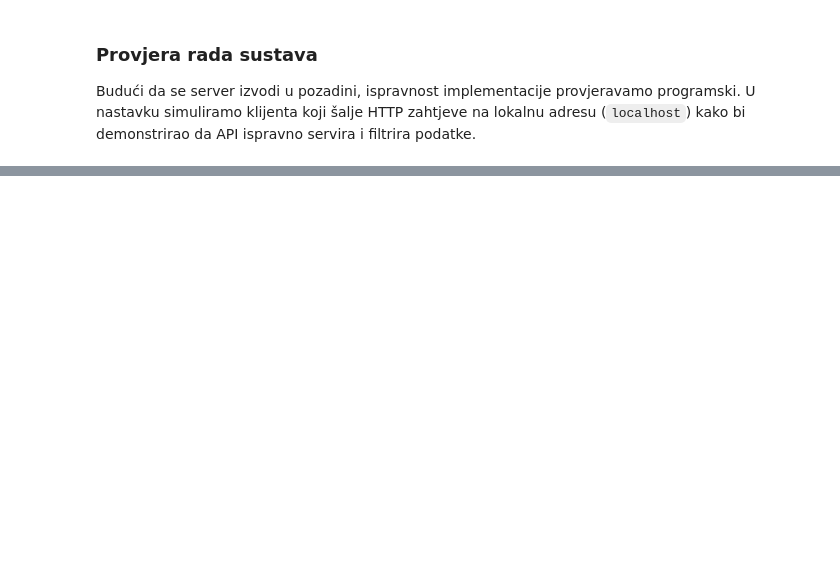
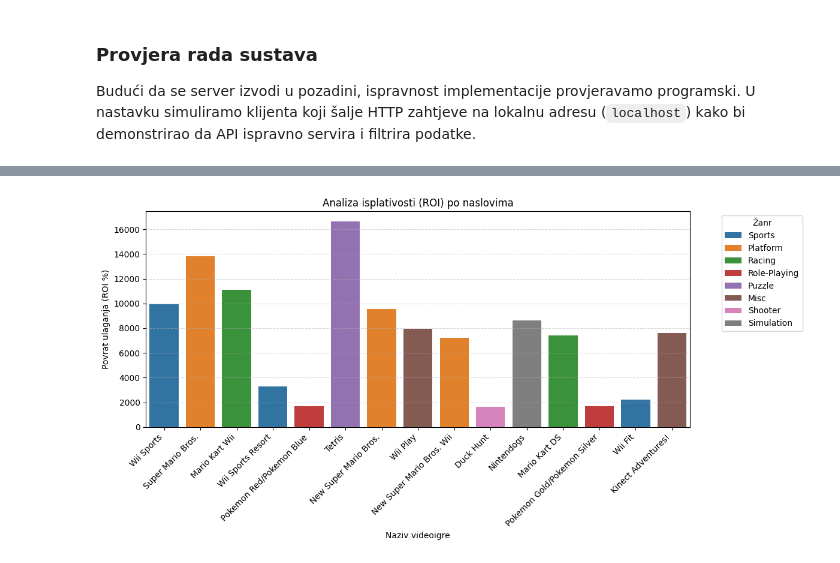
Before and after one commit to eturcec23/Analiza_uspjesnosti_videoigara, a Jupyter notebook: Analiza_uspješnosti_videoigara_Ela_Turčec.ipynb, the cells around one changed output, grey strips where cells are left out. Drawn from its saved outputs; the diff is of its cells as text; code cells hidden in the pictures; blank space fills up the shorter version.

Commit message:
Završna vizualizacija

```diff
--- a/Analiza_uspješnosti_videoigara_Ela_Turčec.ipynb
+++ b/Analiza_uspješnosti_videoigara_Ela_Turčec.ipynb
@@ -299,0 +311,21 @@ Tražim 'Sports' igre preko API-ja...
+# %%
+# VIZUALIZACIJA
+plt.figure(figsize=(12, 6))
+sns.barplot(
+    data=df_final,
+    x='Naslov',
+    y='ROI_Postotak',
+    hue='Zanr',
+    dodge=False
+)
+
+plt.xticks(rotation=45, ha='right')
+plt.title("Analiza isplativosti (ROI) po naslovima")
+plt.xlabel("Naziv videoigre")
+plt.ylabel("Povrat ulaganja (ROI %)")
+plt.legend(title='Žanr', bbox_to_anchor=(1.05, 1), loc='upper left')
+plt.grid(axis='y', linestyle='--', alpha=0.5)
+plt.tight_layout()
+plt.show()
+# %% [output]
+[figure, added]
```
Also changed, not shown: parts of 5 cells of this notebook.
